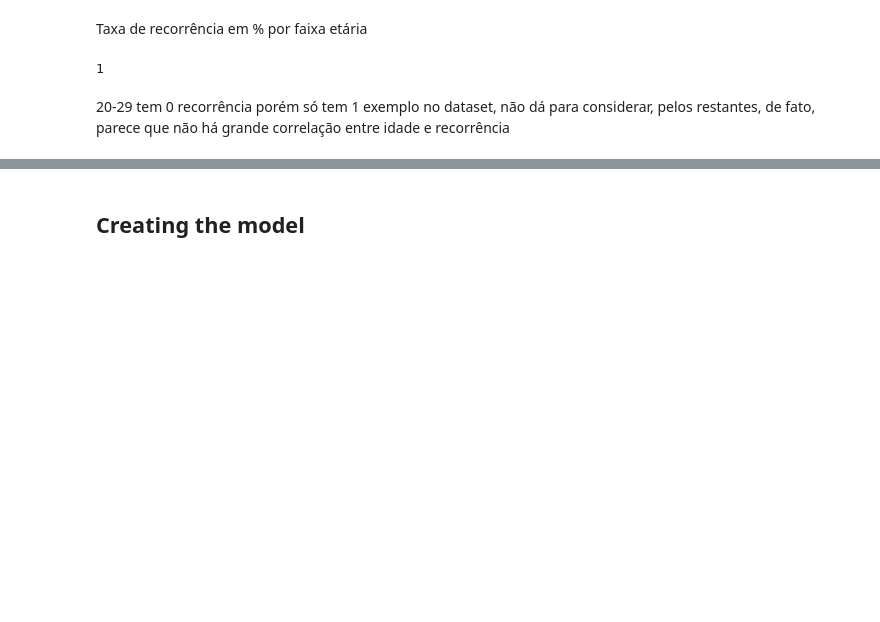
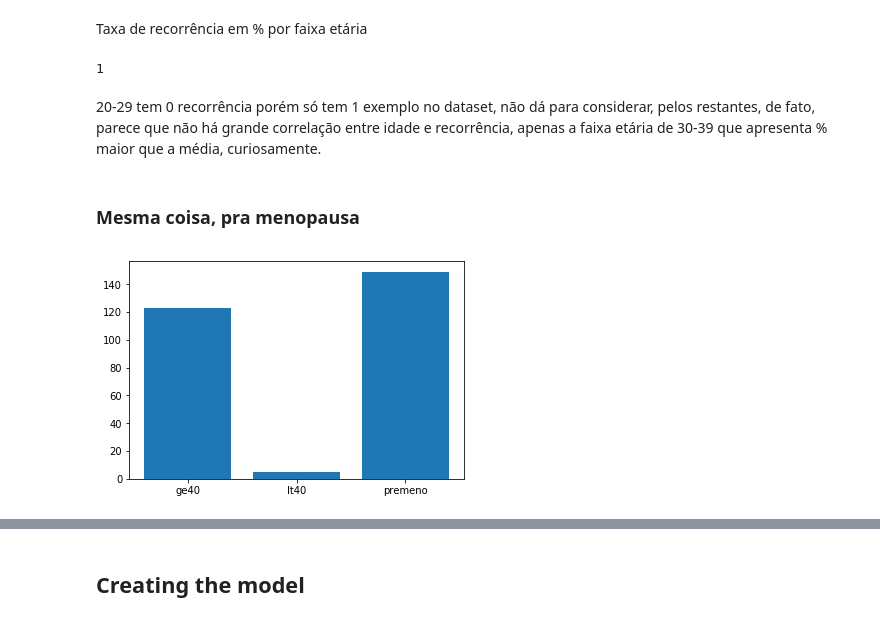
Before and after one commit to LRAbbade/trabalho_NN, a Jupyter notebook: tests.ipynb, the cells around one changed output, grey strips where cells are left out. Drawn from its saved outputs; the diff is of its cells as text; code cells hidden in the pictures; blank space fills up the shorter version.

```diff
--- a/tests.ipynb
+++ b/tests.ipynb
@@ -238,4 +255,10 @@ len(original_df[original_df['age'] == '20-29'])
 # %% [output]
 1
 # %% [markdown]
-20-29 tem 0 recorrência porém só tem 1 exemplo no dataset, não dá para considerar, pelos restantes, de fato, parece que não há grande correlação entre idade e recorrência
+20-29 tem 0 recorrência porém só tem 1 exemplo no dataset, não dá para considerar, pelos restantes, de fato, parece que não há grande correlação entre idade e recorrência, apenas a faixa etária de 30-39 que apresenta % maior que a média, curiosamente.
+# %% [markdown]
+### Mesma coisa, pra menopausa
+# %%
+menp = histogram_of_column('menopause')
+# %% [output]
+[figure, added]
```
Also changed, not shown: parts of 42 cells of this notebook.
